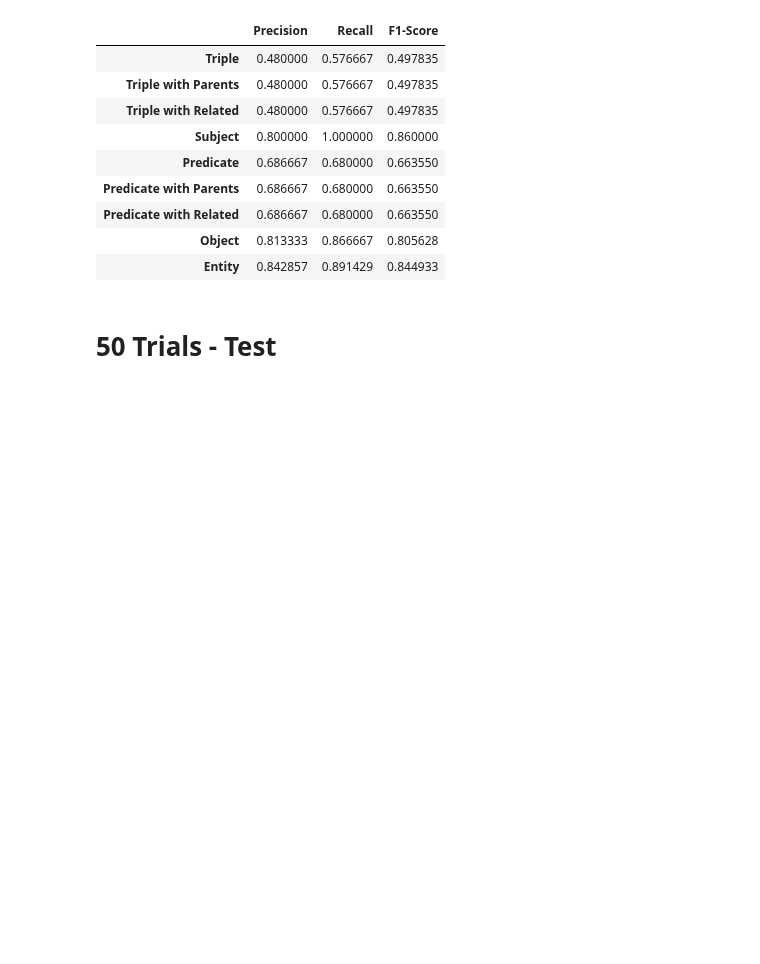
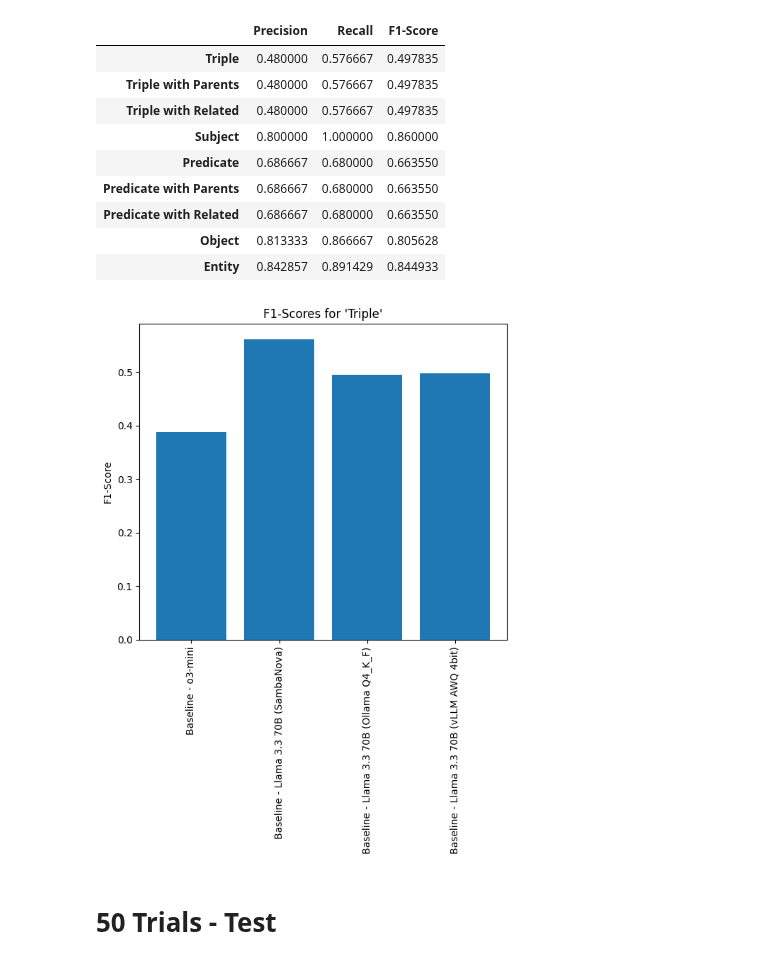
Before and after one commit to maxlautenbach/CIExMAS, a Jupyter notebook: approaches/evaluation_notebook.ipynb, the cells around one changed output. Cells and saved outputs as stored; diff of their text form; code cells hidden in the pictures; blank space fills up the shorter version.

```diff
--- a/approaches/evaluation_notebook.ipynb
+++ b/approaches/evaluation_notebook.ipynb
@@ -10,5 +23,6 @@ Meta-Llama-3.3-70B-Instruct
 # %%
-generate_report("evaluation_logs/baseline/train-5-evaluation_log-OpenAI_o3-mini-converted.xlsx")
+reports.append(("Baseline - o3-mini", generate_report("evaluation_logs/baseline/train-5-evaluation_log-OpenAI_o3-mini-converted.xlsx")))
+reports[-1][1]
 # %% [output]
 |  | Precision | Recall | F1-Score |
 | Triple | 0.446667 | 0.366667 | 0.387879 |
@@ -21,7 +35,8 @@ generate_report("evaluation_logs/baseline/train-5-evaluation_log-OpenAI_o3-mini-
 | Object | 0.780000 | 0.766667 | 0.725541 |
 | Entity | 0.821429 | 0.811429 | 0.785897 |
 # %%
-generate_report("evaluation_logs/baseline/train-5-evaluation_log-SambaNova_Meta-Llama-3.3-70B-Instruct-converted.xlsx")
+reports.append(("Baseline - Llama 3.3 70B (SambaNova)", generate_report("evaluation_logs/baseline/train-5-evaluation_log-SambaNova_Meta-Llama-3.3-70B-Instruct-converted.xlsx")))
+reports[-1][1]
 # %% [output]
 |  | Precision | Recall | F1-Score |
 | Triple | 0.513333 | 0.66 | 0.561962 |
@@ -34,7 +49,8 @@ generate_report("evaluation_logs/baseline/train-5-evaluation_log-SambaNova_Meta-
 | Object | 0.816667 | 0.90 | 0.829437 |
 | Entity | 0.846984 | 0.92 | 0.865171 |
 # %%
-generate_report("evaluation_logs/baseline/train-5-evaluation_log-Ollama_llama3.3-converted.xlsx")
+reports.append(("Baseline - Llama 3.3 70B (Ollama Q4_K_F)", generate_report("evaluation_logs/baseline/train-5-evaluation_log-Ollama_llama3.3-converted.xlsx")))
+reports[-1][1]
 # %% [output]
 |  | Precision | Recall | F1-Score |
 | Triple | 0.448333 | 0.56 | 0.494603 |
@@ -47,7 +63,8 @@ generate_report("evaluation_logs/baseline/train-5-evaluation_log-Ollama_llama3.3
 | Object | 0.783333 | 0.90 | 0.831429 |
 | Entity | 0.865556 | 0.92 | 0.884206 |
 # %%
-generate_report("evaluation_logs/baseline/train-5-evaluation_log-vLLM_kosbu-Llama-3.3-70B-Instruct-AWQ-2025-03-31-1412-converted.xlsx")
+reports.append(("Baseline - Llama 3.3 70B (vLLM AWQ 4bit)", generate_report("evaluation_logs/baseline/train-5-evaluation_log-vLLM_kosbu-Llama-3.3-70B-Instruct-AWQ-2025-03-31-1412-converted.xlsx")))
+reports[-1][1]
 # %% [output]
 |  | Precision | Recall | F1-Score |
 | Triple | 0.480000 | 0.576667 | 0.497835 |
@@ -59,5 +76,9 @@ generate_report("evaluation_logs/baseline/train-5-evaluation_log-vLLM_kosbu-Llam
 | Predicate with Related | 0.686667 | 0.680000 | 0.663550 |
 | Object | 0.813333 | 0.866667 | 0.805628 |
 | Entity | 0.842857 | 0.891429 | 0.844933 |
+# %%
+show_report_plot(reports)
+# %% [output]
+[figure, added]
 # %% [markdown]
 # 50 Trials - Test
```
Also changed, not shown: parts of 12 cells of this notebook, 7 other files.
